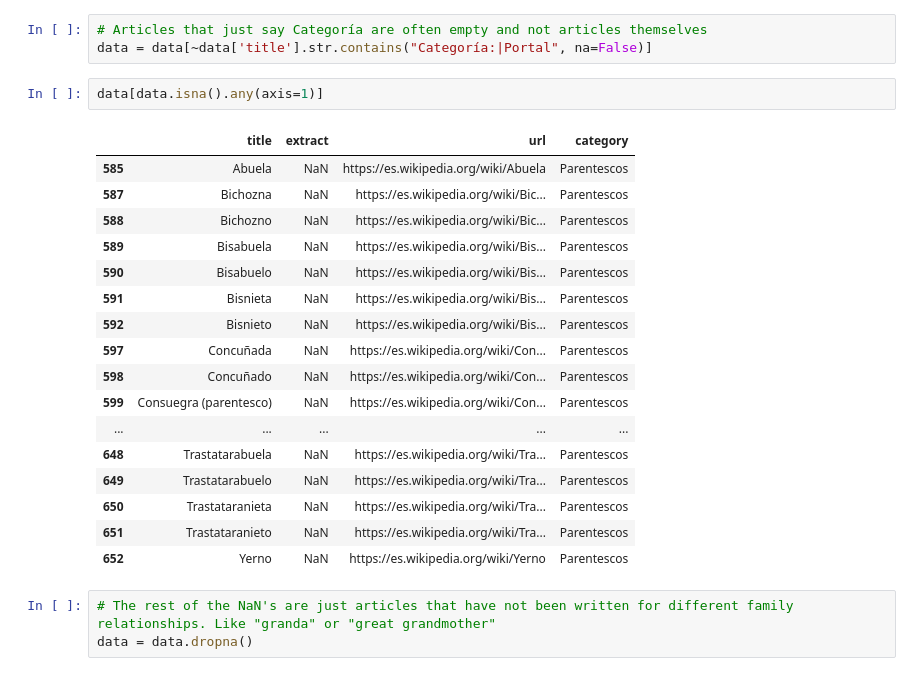
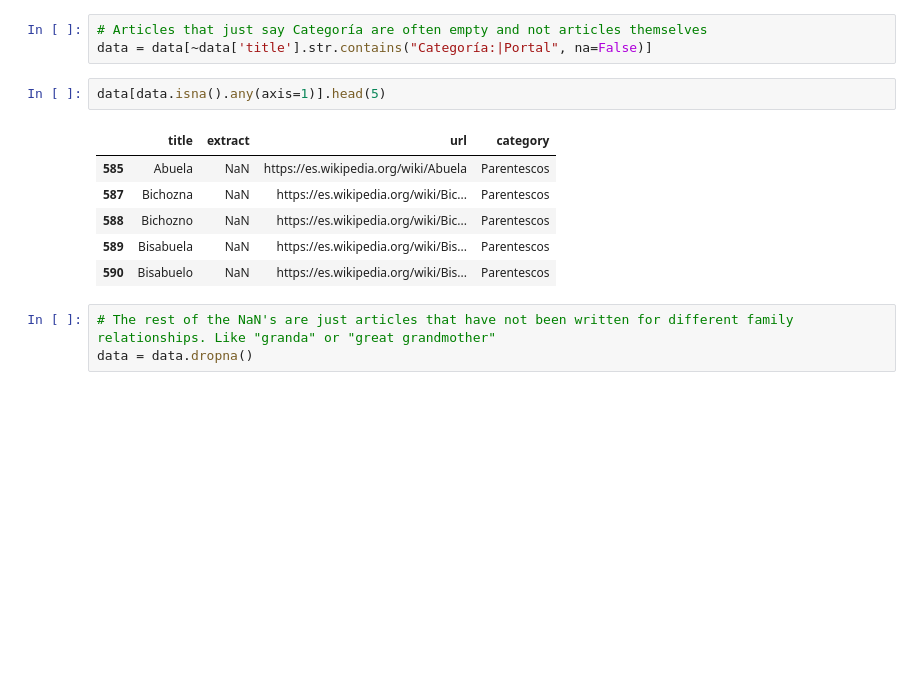
Before and after one commit to phip702/Language-Topic-Modeling, a Jupyter notebook: Final_Project.ipynb, the cells around one changed output. Saved outputs shown, nothing was run; the diff lists cells and outputs as text; blank space fills up the shorter version.

```diff
--- a/Final_Project.ipynb
+++ b/Final_Project.ipynb
@@ -361,25 +331,14 @@ data = pd.read_excel("wiki_articles.xlsx")
 # Articles that just say Categoría are often empty and not articles themselves
 data = data[~data['title'].str.contains("Categoría:|Portal", na=False)]
 # %%
-data[data.isna().any(axis=1)]
+data[data.isna().any(axis=1)].head(5)
 # %% [output]
 |  | title | extract | url | category |
 | 585 | Abuela | NaN | https://es.wikipedia.org/wiki/Abuela | Parentescos |
 | 587 | Bichozna | NaN | https://es.wikipedia.org/wiki/Bic... | Parentescos |
 | 588 | Bichozno | NaN | https://es.wikipedia.org/wiki/Bic... | Parentescos |
 | 589 | Bisabuela | NaN | https://es.wikipedia.org/wiki/Bis... | Parentescos |
 | 590 | Bisabuelo | NaN | https://es.wikipedia.org/wiki/Bis... | Parentescos |
-| 591 | Bisnieta | NaN | https://es.wikipedia.org/wiki/Bis... | Parentescos |
-| 592 | Bisnieto | NaN | https://es.wikipedia.org/wiki/Bis... | Parentescos |
-| 597 | Concuñada | NaN | https://es.wikipedia.org/wiki/Con... | Parentescos |
-| 598 | Concuñado | NaN | https://es.wikipedia.org/wiki/Con... | Parentescos |
-| 599 | Consuegra (parentesco) | NaN | https://es.wikipedia.org/wiki/Con... | Parentescos |
-| ... | ... | ... | ... | ... |
-| 648 | Trastatarabuela | NaN | https://es.wikipedia.org/wiki/Tra... | Parentescos |
-| 649 | Trastatarabuelo | NaN | https://es.wikipedia.org/wiki/Tra... | Parentescos |
-| 650 | Trastataranieta | NaN | https://es.wikipedia.org/wiki/Tra... | Parentescos |
-| 651 | Trastataranieto | NaN | https://es.wikipedia.org/wiki/Tra... | Parentescos |
-| 652 | Yerno | NaN | https://es.wikipedia.org/wiki/Yerno | Parentescos |
 # %%
 # The rest of the NaN's are just articles that have not been written for different family relationships. Like "granda" or "great grandmother"
 data = data.dropna()
```
Also changed, not shown: parts of 23 cells of this notebook, 9 other files.
